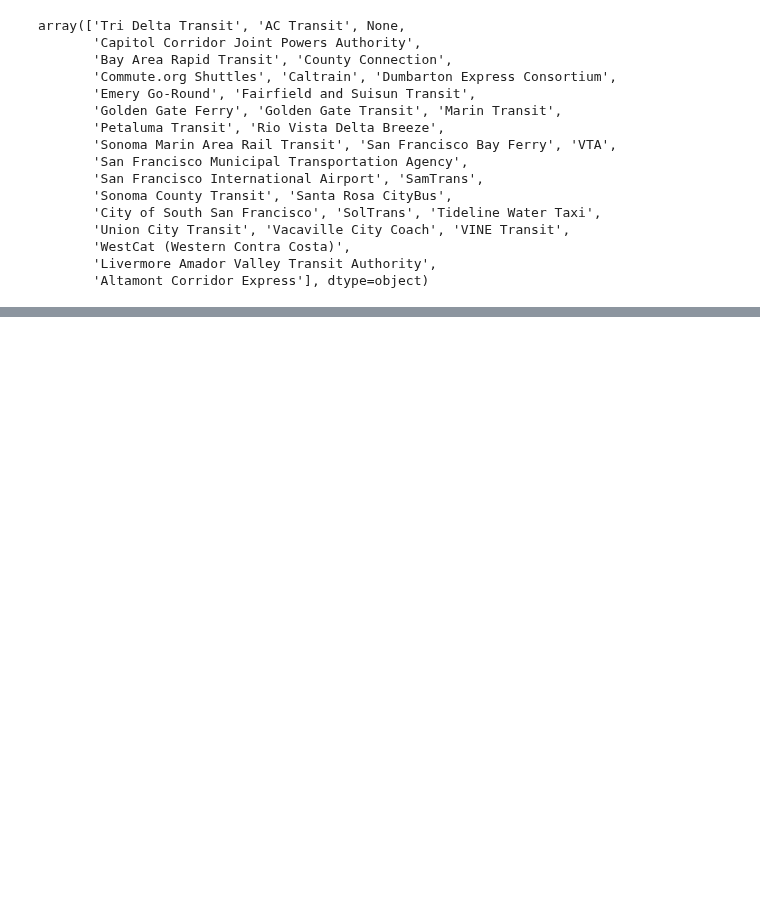
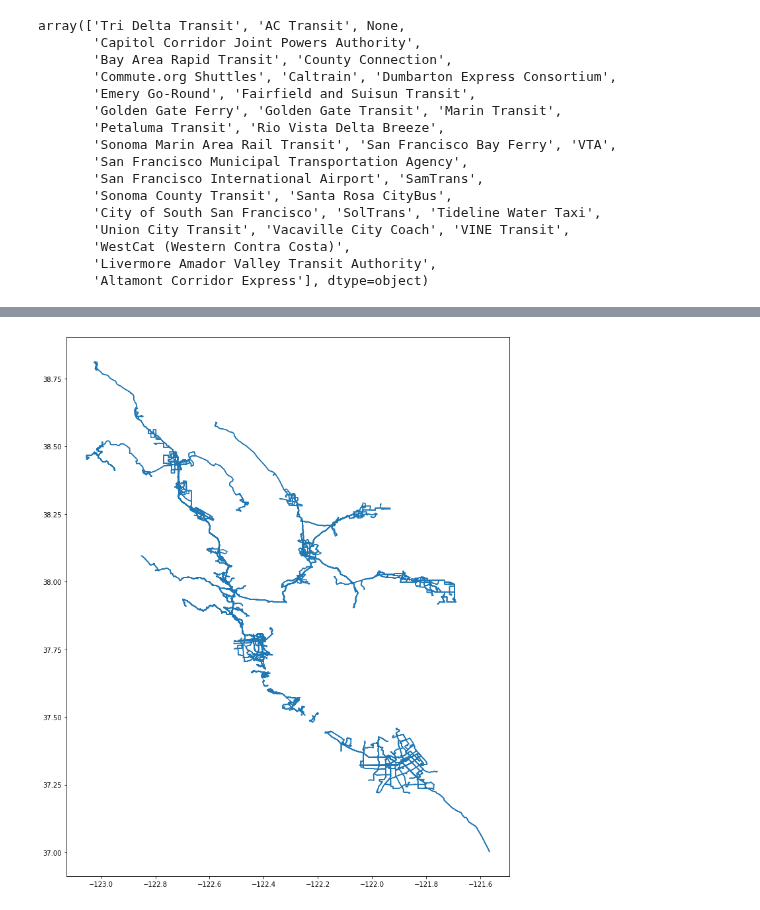
Before and after one commit to BayAreaMetro/Spatial-Analysis-Mapping-Projects, a Jupyter notebook: Project-Documentation/Covid-Transit-Mapping/Join Transit Headway Data to Route Geography.ipynb, the cells around one changed output, grey strips where cells are left out. Cells and saved outputs as stored; diff of their text form; code cells hidden in the pictures; blank space fills up the shorter version.

```diff
--- a/Project-Documentation/Covid-Transit-Mapping/Join Transit Headway Data to Route Geography.ipynb
+++ b/Project-Documentation/Covid-Transit-Mapping/Join Transit Headway Data to Route Geography.ipynb
@@ -142,0 +211,10 @@ pretty_routes = pretty_routes[pretty_routes['agency_name'] != 'San Francisco Int
+# %%
+jan_am_rt_hdwy_geo = gp.GeoDataFrame.merge(pretty_routes[['route_id','geometry']],
+                                            jan_am_peak,
+                                            on='route_id',
+                                            how='inner',
+                                           indicator=True)
+# %%
+jan_am_rt_hdwy_geo.plot(figsize=(15,15));
+# %% [output]
+[figure, added]
```
Also changed, not shown: parts of 24 cells of this notebook, 1 other file.
